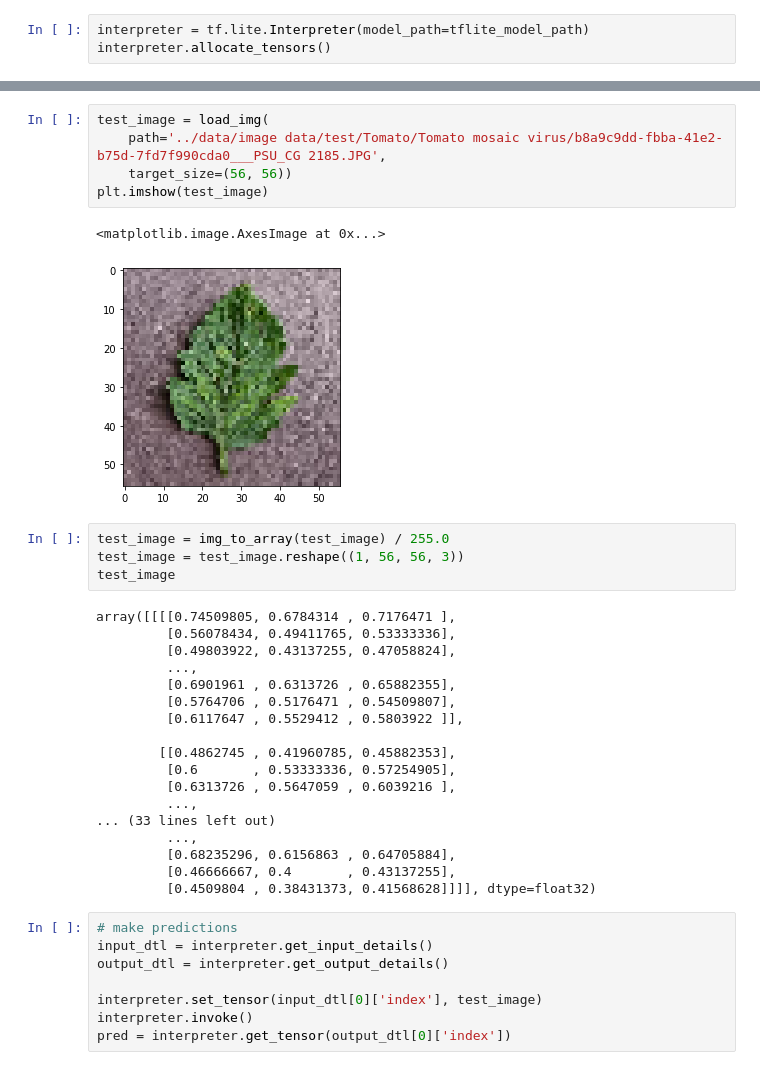
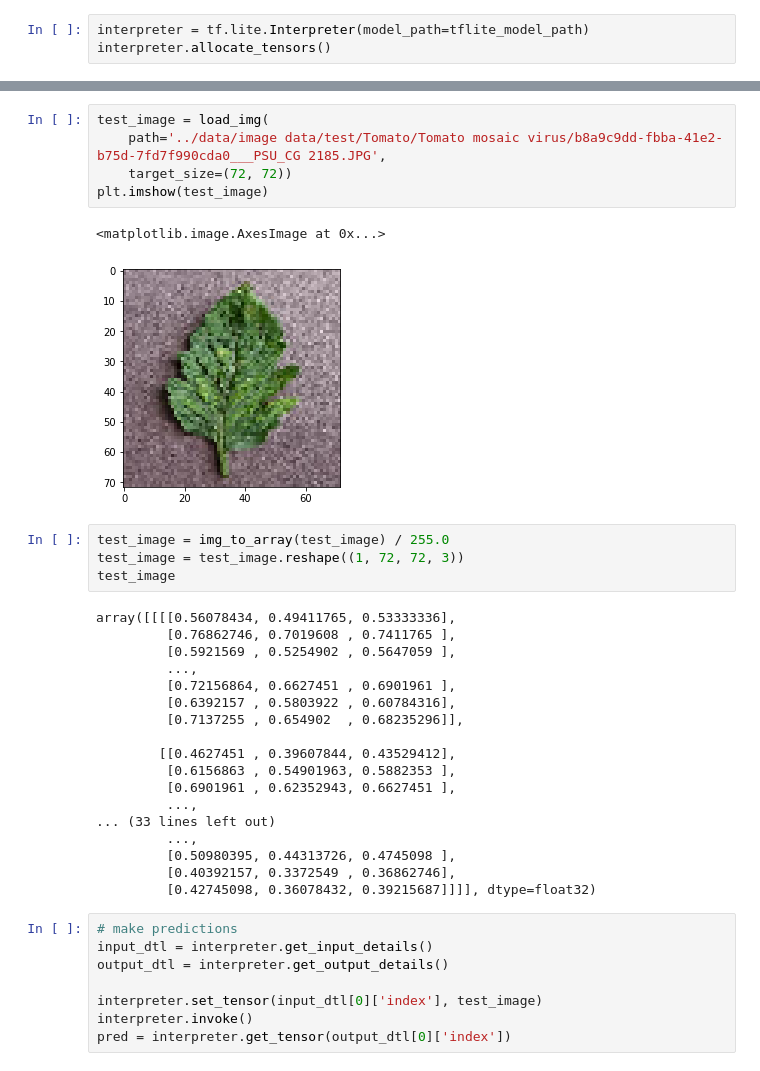
Before and after one commit to ashen007/Identify-Diseases-in-Crops-leaf, a Jupyter notebook: notebooks/model deploying.ipynb, the cells around one changed output, grey strips where cells are left out. Saved outputs shown, nothing was run; the diff lists cells and outputs as text.

```diff
--- a/notebooks/model deploying.ipynb
+++ b/notebooks/model deploying.ipynb
@@ -124,33 +134,33 @@ interpreter.get_output_details()
 # %%
 test_image = load_img(
     path='../data/image data/test/Tomato/Tomato mosaic virus/b8a9c9dd-fbba-41e2-b75d-7fd7f990cda0___PSU_CG 2185.JPG',
-    target_size=(56, 56))
+    target_size=(72, 72))
 plt.imshow(test_image)
 # %% [output]
 <matplotlib.image.AxesImage at 0x...>
-[figure, old version]
+[figure, new version]
 # %%
 test_image = img_to_array(test_image) / 255.0
-test_image = test_image.reshape((1, 56, 56, 3))
+test_image = test_image.reshape((1, 72, 72, 3))
 test_image
 # %% [output]
-array([[[[0.74509805, 0.6784314 , 0.7176471 ],
-         [0.56078434, 0.49411765, 0.53333336],
-         [0.49803922, 0.43137255, 0.47058824],
+array([[[[0.56078434, 0.49411765, 0.53333336],
+         [0.76862746, 0.7019608 , 0.7411765 ],
+         [0.5921569 , 0.5254902 , 0.5647059 ],
          ...,
-         [0.6901961 , 0.6313726 , 0.65882355],
-         [0.5764706 , 0.5176471 , 0.54509807],
-         [0.6117647 , 0.5529412 , 0.5803922 ]],
+         [0.72156864, 0.6627451 , 0.6901961 ],
+         [0.6392157 , 0.5803922 , 0.60784316],
+         [0.7137255 , 0.654902  , 0.68235296]],
 
-        [[0.4862745 , 0.41960785, 0.45882353],
-         [0.6       , 0.53333336, 0.57254905],
-         [0.6313726 , 0.5647059 , 0.6039216 ],
+        [[0.4627451 , 0.39607844, 0.43529412],
+         [0.6156863 , 0.54901963, 0.5882353 ],
+         [0.6901961 , 0.62352943, 0.6627451 ],
          ...,
 ... (33 lines left out)
          ...,
-         [0.68235296, 0.6156863 , 0.64705884],
-         [0.46666667, 0.4       , 0.43137255],
-         [0.4509804 , 0.38431373, 0.41568628]]]], dtype=float32)
+         [0.50980395, 0.44313726, 0.4745098 ],
+         [0.40392157, 0.3372549 , 0.36862746],
+         [0.42745098, 0.36078432, 0.39215687]]]], dtype=float32)
 # %%
 # make predictions
 input_dtl = interpreter.get_input_details()
```
Also changed, not shown: parts of 8 cells of this notebook, 2 other files.
